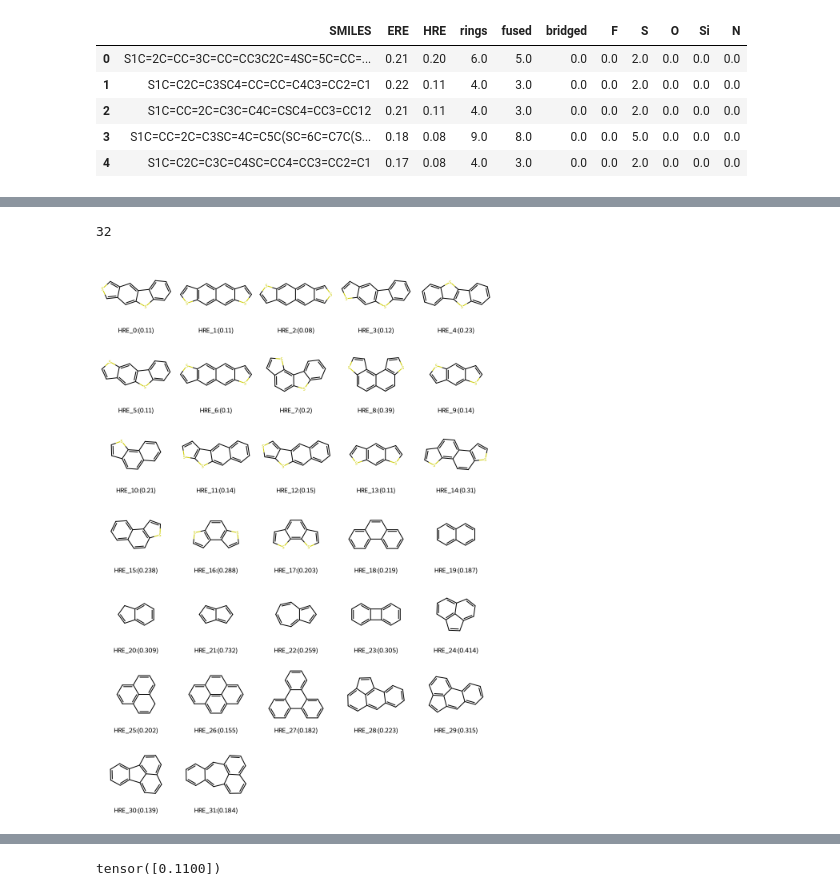
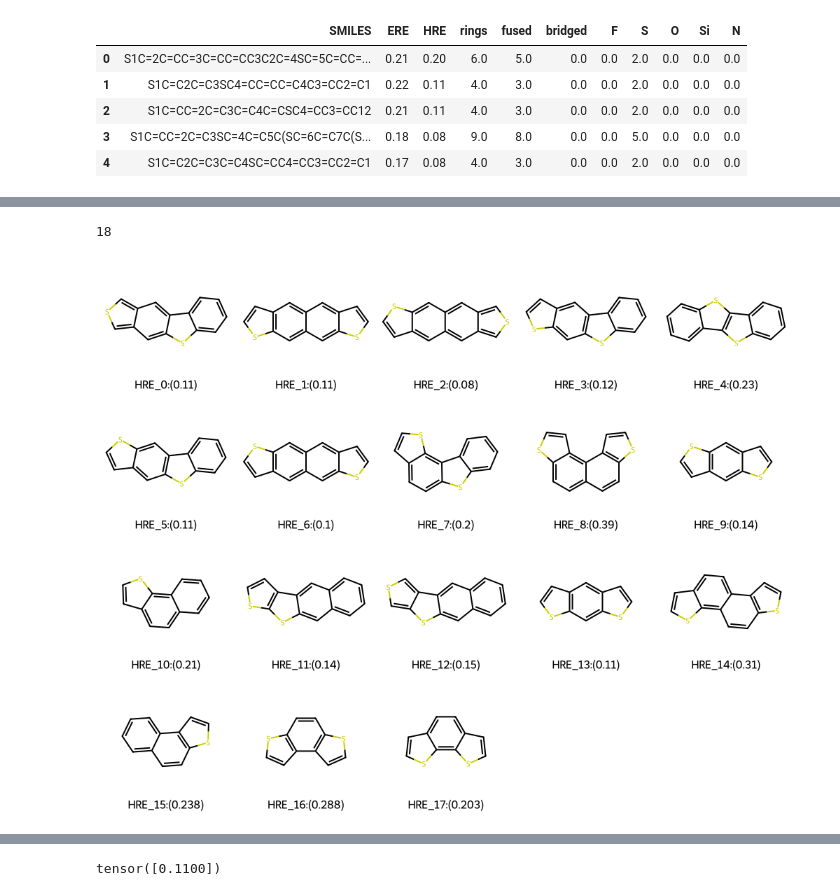
Before and after one commit to 24shiny/Heteroacenes, a Jupyter notebook: p4_qek_regression.ipynb, the cells around one changed output, grey strips where cells are left out. Saved outputs shown, nothing was run; the diff lists cells and outputs as text; code cells hidden in the pictures.

Commit message:
regression on S-heteroacenes

```diff
--- a/p4_qek_regression.ipynb
+++ b/p4_qek_regression.ipynb
@@ -15,10 +15,10 @@ warnings.filterwarnings("ignore", category=DeprecationWarning)
 # %% [markdown]
 Parse SMILES into molecular graphs
 # %%
-df_heteros = pd.read_csv('mol_datasets/s_hetero.csv')
-df_heteros = df_heteros.drop(columns=["Unnamed: 0"])
-print(len(df_heteros))
-df_heteros.head()
+df = pd.read_csv('mol_datasets/s_hetero.csv')
+df = df.drop(columns=["Unnamed: 0"])
+print(len(df))
+df.head()
 # %% [output]
 139
 |  | SMILES | ERE | HRE | rings | fused | bridged | F | S | O | Si | N |
@@ -43,11 +30,11 @@ df_acenes.head()
 # %%
-df_4_rings = pd.concat([df_heteros[df_heteros['rings']<=4.1], df_acenes[df_acenes['rings']<=4.1]], ignore_index=True)
+df_4_rings = df[df['rings']<4.1]
 print(len(df_4_rings))
 mols = [Chem.MolFromSmiles(s) for s in df_4_rings['SMILES'].values]
 hre_list = [round(i,3) for i in list(df_4_rings['HRE'].values)]
 labels = [f"HRE_{i}:({hre_list[i]})" for i in range(len(df_4_rings))]
-img = Draw.MolsToGridImage(mols[:50], molsPerRow=5, subImgSize=(200,200), legends=labels)
+img = Draw.MolsToGridImage(mols[:], molsPerRow=5, subImgSize=(200,200), legends=labels)
 img
 # %% [output]
-32
+18
-[figure, old version]
+[figure, new version]
```
Also changed, not shown: parts of 14 cells of this notebook.
